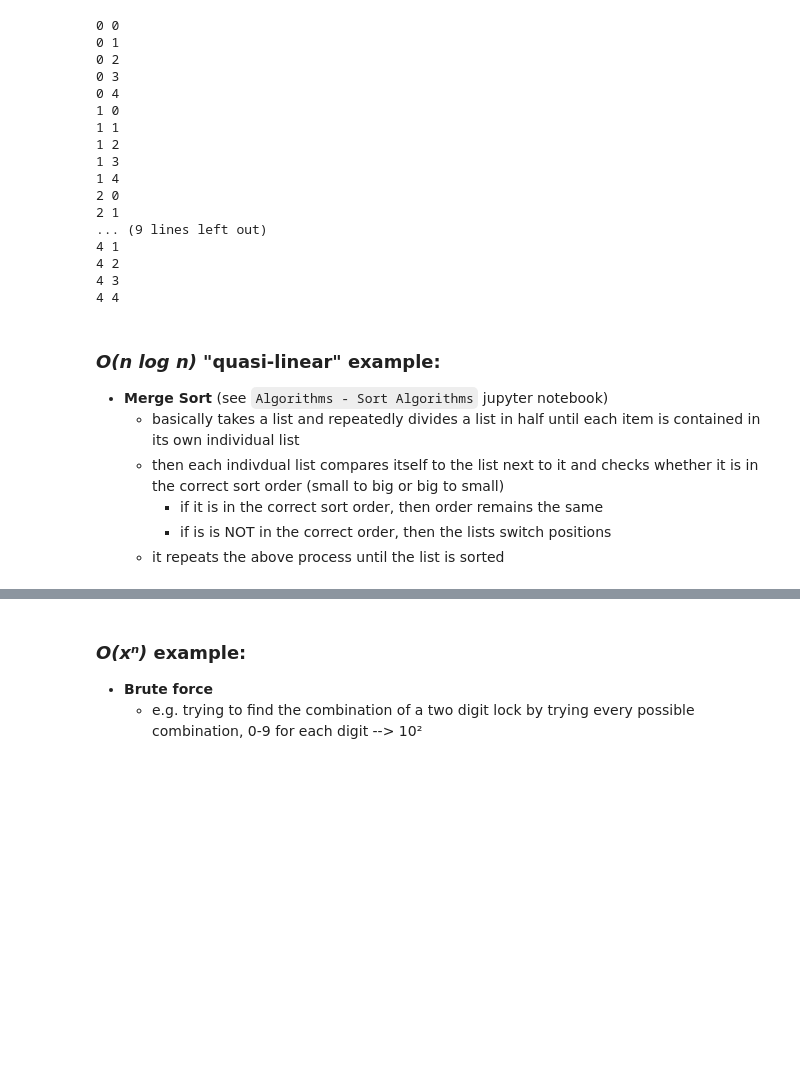
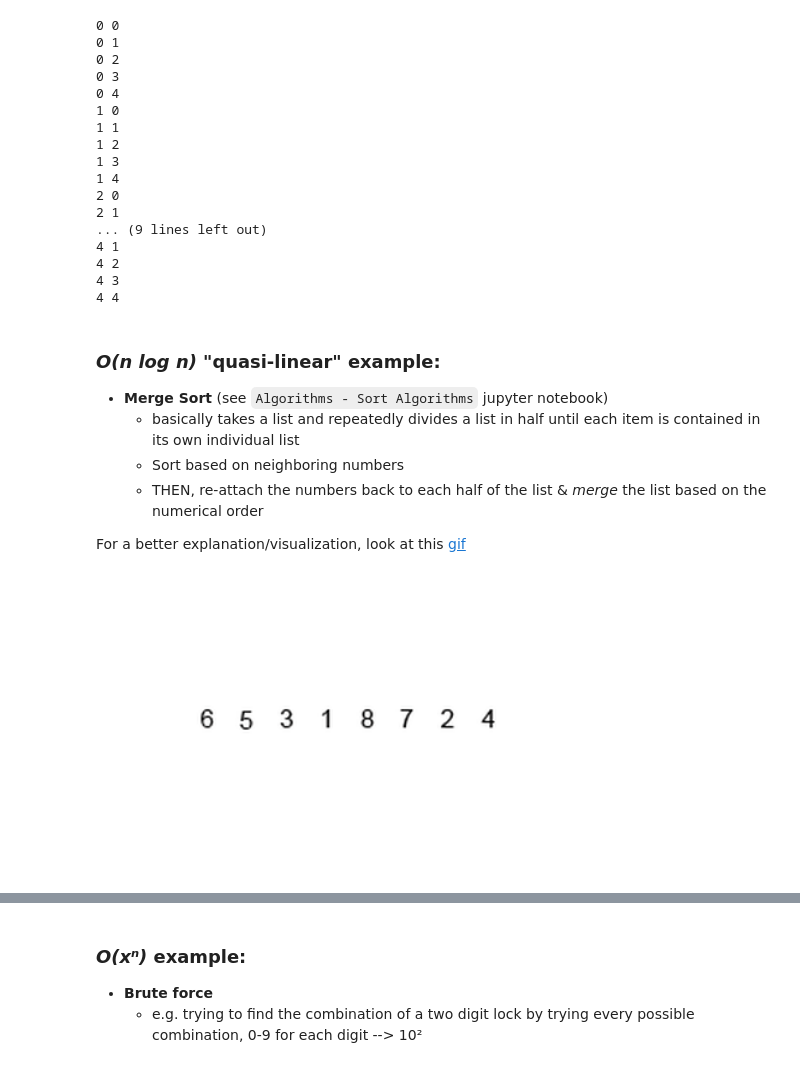
Before and after one commit to priscilla-arinze/Data-Structures-Algorithms-Review, a Jupyter notebook: Big-O Time Complexity & Algorithm Basics.ipynb, the cells around one changed output, grey strips where cells are left out. Cells and saved outputs as stored; diff of their text form; code cells hidden in the pictures; blank space fills up the shorter version.

```diff
--- a/Big-O Time Complexity & Algorithm Basics.ipynb
+++ b/Big-O Time Complexity & Algorithm Basics.ipynb
@@ -81,7 +81,13 @@ for i in range(5):
 
 * __Merge Sort__ (see `Algorithms - Sort Algorithms` jupyter notebook)
     * basically takes a list and repeatedly divides a list in half until each item is contained in its own individual list
-    * then each indivdual list compares itself to the list next to it and checks whether it is in the correct sort order (small to big or big to small)
-        * if it is in the correct sort order, then order remains the same
-        * if is is NOT in the correct order, then the lists switch positions
-    * it repeats the above process until the list is sorted
+    * Sort based on neighboring numbers
+    * THEN, re-attach the numbers back to each half of the list & *merge* the list based on the numerical order
+
+For a better explanation/visualization, look at this [gif](https://miro.medium.com/max/832/1*mh9np1i9PCF2F-4dSEMKuA.gif)
+# %%
+from IPython.display import Image
+from IPython.core.display import HTML
+Image(filename="aa_Screenshots/merge-sort.gif", width=500)
+# %% [output]
+[figure, added]
```
Also changed, not shown: parts of 1 cell of this notebook, 2 other files.
